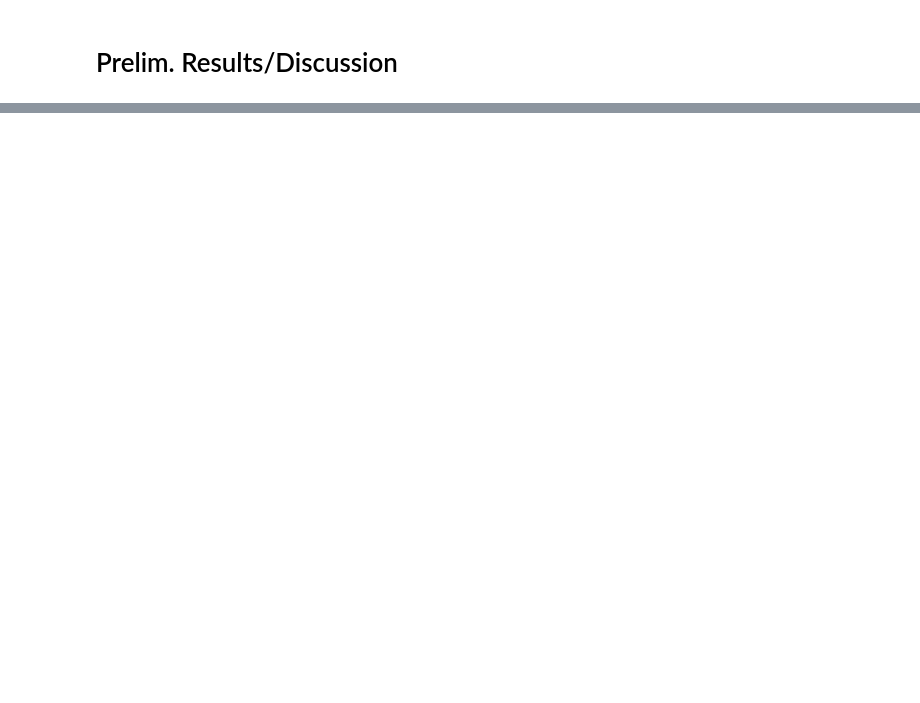
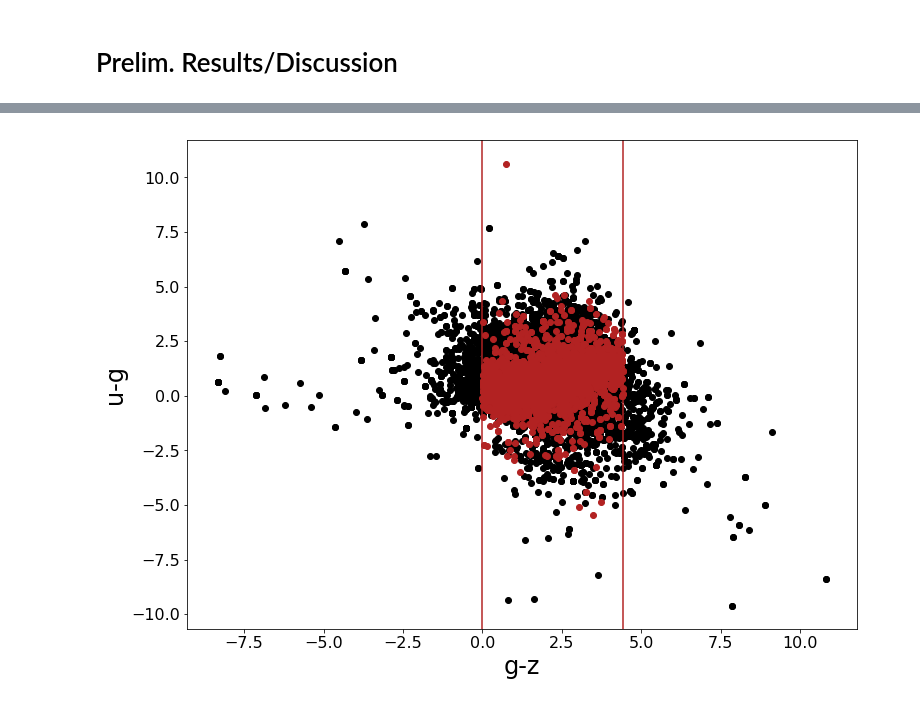
Before and after one commit to joshfuchs/LSP, a Jupyter notebook: LSP-based LARP Candidate Detector - Hamilton.ipynb, the cells around one changed output, grey strips where cells are left out. Drawn from its saved outputs; the diff is of its cells as text; code cells hidden in the pictures; blank space fills up the shorter version.

```diff
--- a/LSP-based LARP Candidate Detector - Hamilton.ipynb
+++ b/LSP-based LARP Candidate Detector - Hamilton.ipynb
@@ -274,0 +474,13 @@ I believe the issue lied in how the values were recorded in the data. I manually
+# %%
+figure(figsize=(12,9))
+xticks(fontsize=16)
+yticks(fontsize=16)
+scatter(survey_table['modelMag_g']-survey_table['modelMag_z'],survey_table['modelMag_u']-survey_table['modelMag_g'], color = 'k')
+scatter(full_gz,full_rigz,color='firebrick')
+xlabel('g-z',fontsize=24)
+ylabel('u-g',fontsize=24)
+axvline(0,color='firebrick')
+axvline(4.42,color='firebrick')
+savefig('LSP2.svg',bbox_inches='tight')
+# %% [output]
+[figure, added]
```
Also changed, not shown: parts of 30 cells of this notebook, 13 other files.
